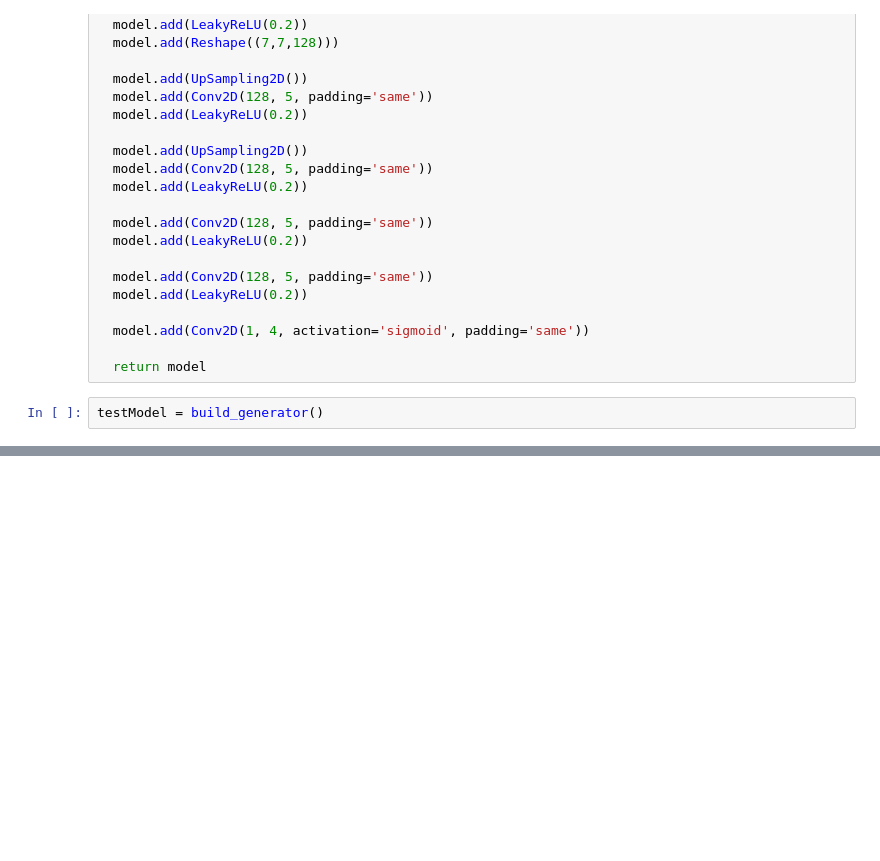
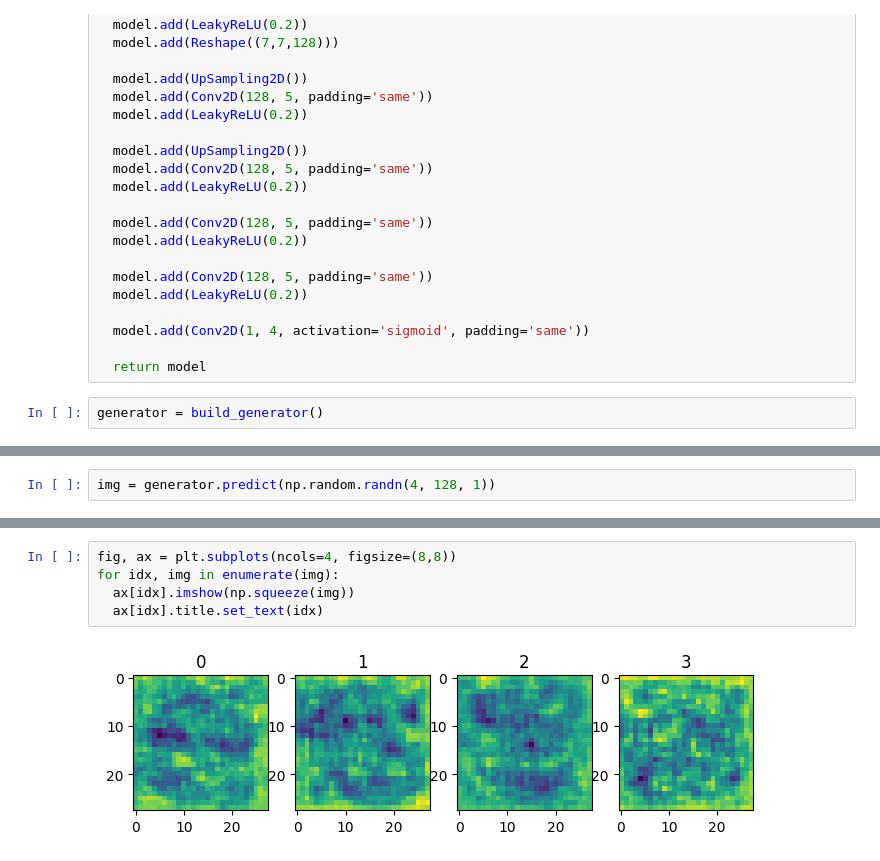
Before and after one commit to Muhammad-Ahtasham/Fashion-Gan, a Jupyter notebook: FashionGAN.ipynb, the cells around one changed output, grey strips where cells are left out. Drawn from its saved outputs; the diff is of its cells as text; blank space fills up the shorter version.

Commit message:
Generator and Discrimators made

```diff
--- a/FashionGAN.ipynb
+++ b/FashionGAN.ipynb
@@ -126,5 +108,5 @@ def build_generator():
 
   return model
 # %%
-testModel = build_generator()
+generator = build_generator()
 # %%
@@ -147,3 +129,5 @@ Total params: 2450049 (9.35 MB)
 Trainable params: 2450049 (9.35 MB)
 Non-trainable params: 0 (0.00 Byte)
 _________________________________________________________________
+# %%
+img = generator.predict(np.random.randn(4, 128, 1))
@@ -149,0 +136,7 @@ _________________________________________________________________
+# %%
+fig, ax = plt.subplots(ncols=4, figsize=(8,8))
+for idx, img in enumerate(img):
+  ax[idx].imshow(np.squeeze(img))
+  ax[idx].title.set_text(idx)
+# %% [output]
+[figure, added]
```
Also changed, not shown: parts of 11 cells of this notebook.
